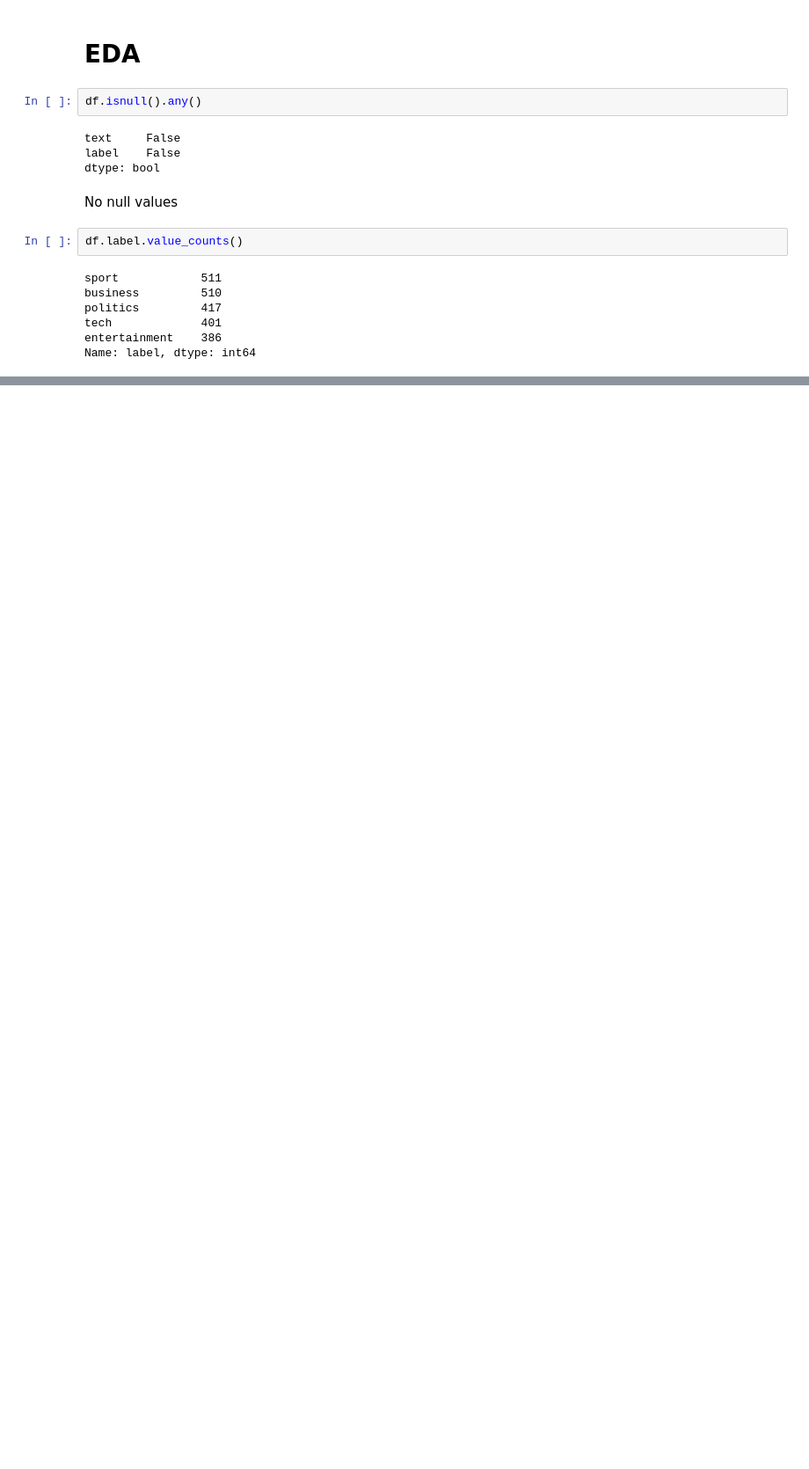
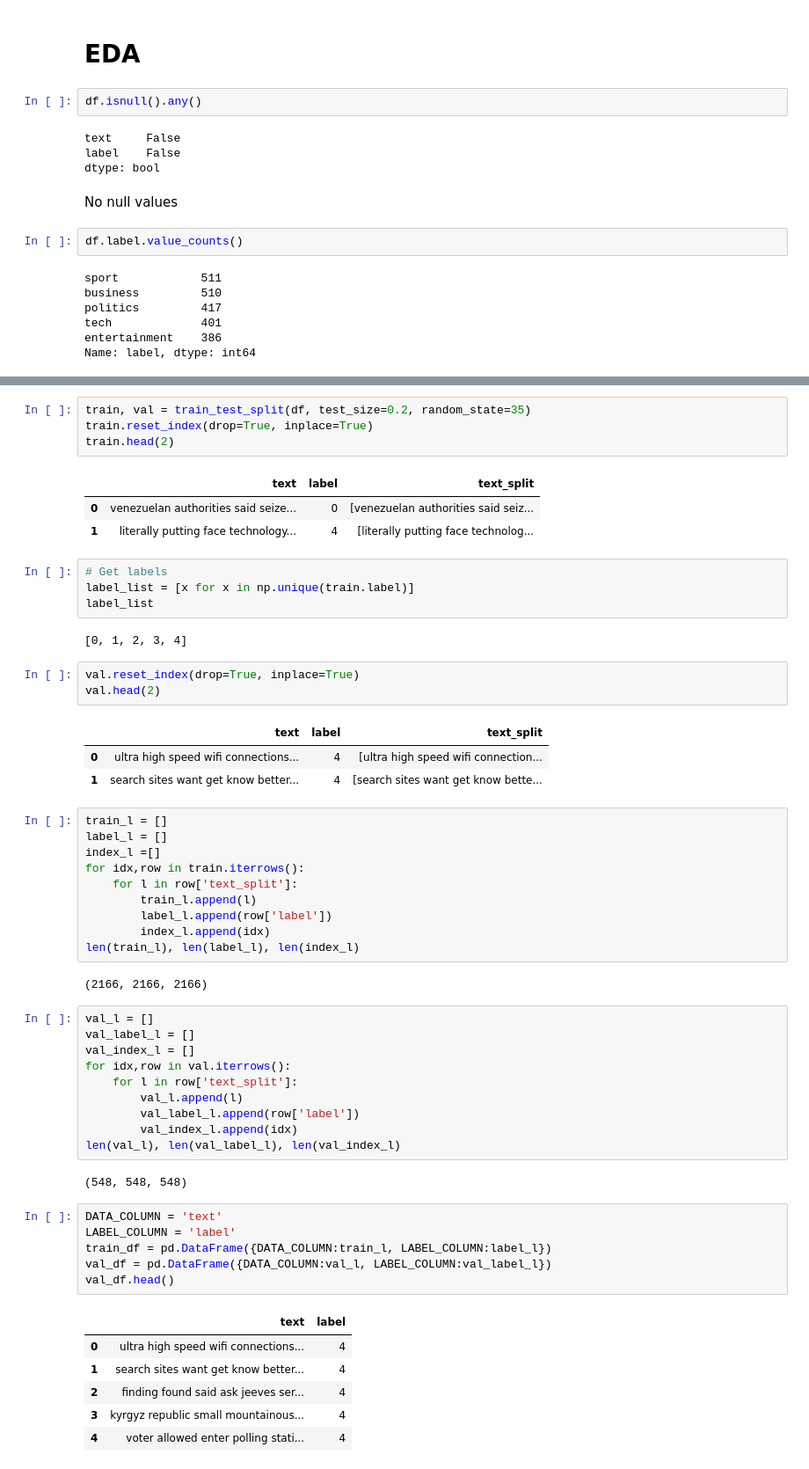
Before and after one commit to bikramdutta/bert_document_classification, a Jupyter notebook: bert_dc_bbc.ipynb, the cells around one changed output, grey strips where cells are left out. Shown: that part at 88% size. Saved outputs shown, nothing was run; the diff lists cells and outputs as text; blank space fills up the shorter version.

```diff
--- a/bert_dc_bbc.ipynb
+++ b/bert_dc_bbc.ipynb
@@ -122,0 +246,58 @@ Name: label, dtype: int64
+# %%
+train, val = train_test_split(df, test_size=0.2, random_state=35)
+train.reset_index(drop=True, inplace=True)
+train.head(2)
+# %% [output]
+|  | text | label | text_split |
+| 0 | venezuelan authorities said seize... | 0 | [venezuelan authorities said seiz... |
+| 1 | literally putting face technology... | 4 | [literally putting face technolog... |
+# %%
+# Get labels
+label_list = [x for x in np.unique(train.label)]
+label_list
+# %% [output]
+[0, 1, 2, 3, 4]
+# %%
+val.reset_index(drop=True, inplace=True)
+val.head(2)
+# %% [output]
+|  | text | label | text_split |
+| 0 | ultra high speed wifi connections... | 4 | [ultra high speed wifi connection... |
+| 1 | search sites want get know better... | 4 | [search sites want get know bette... |
+# %%
+train_l = []
+label_l = []
+index_l =[]
+for idx,row in train.iterrows():
+    for l in row['text_split']:
+        train_l.append(l)
+        label_l.append(row['label'])
+        index_l.append(idx)
+len(train_l), len(label_l), len(index_l)
+# %% [output]
+(2166, 2166, 2166)
+# %%
+val_l = []
+val_label_l = []
+val_index_l = []
+for idx,row in val.iterrows():
+    for l in row['text_split']:
+        val_l.append(l)
+        val_label_l.append(row['label'])
+        val_index_l.append(idx)
+len(val_l), len(val_label_l), len(val_index_l)
+# %% [output]
+(548, 548, 548)
+# %%
+DATA_COLUMN = 'text'
+LABEL_COLUMN = 'label'
+train_df = pd.DataFrame({DATA_COLUMN:train_l, LABEL_COLUMN:label_l})
+val_df = pd.DataFrame({DATA_COLUMN:val_l, LABEL_COLUMN:val_label_l})
+val_df.head()
+# %% [output]
+|  | text | label |
+| 0 | ultra high speed wifi connections... | 4 |
+| 1 | search sites want get know better... | 4 |
+| 2 | finding found said ask jeeves ser... | 4 |
+| 3 | kyrgyz republic small mountainous... | 4 |
+| 4 | voter allowed enter polling stati... | 4 |
```
Also changed, not shown: parts of 31 cells of this notebook.
